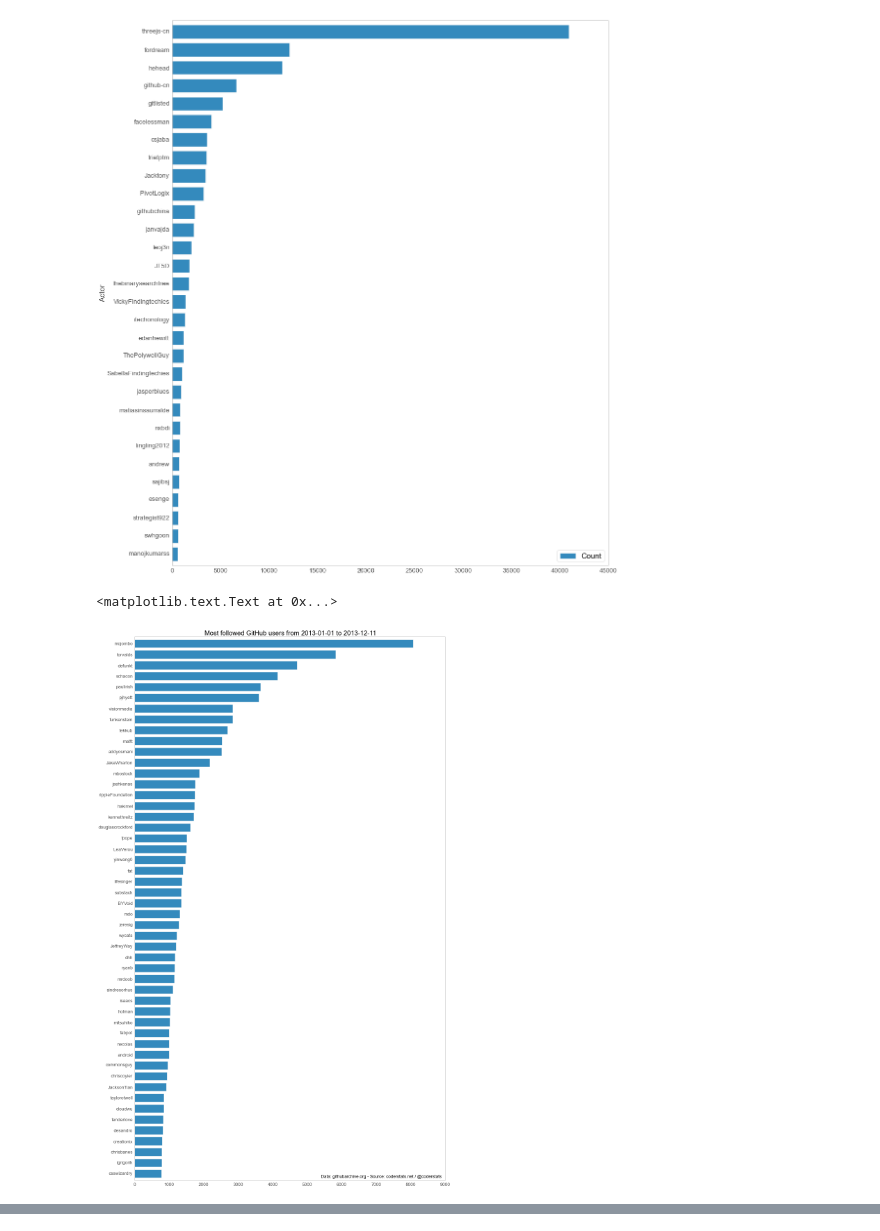
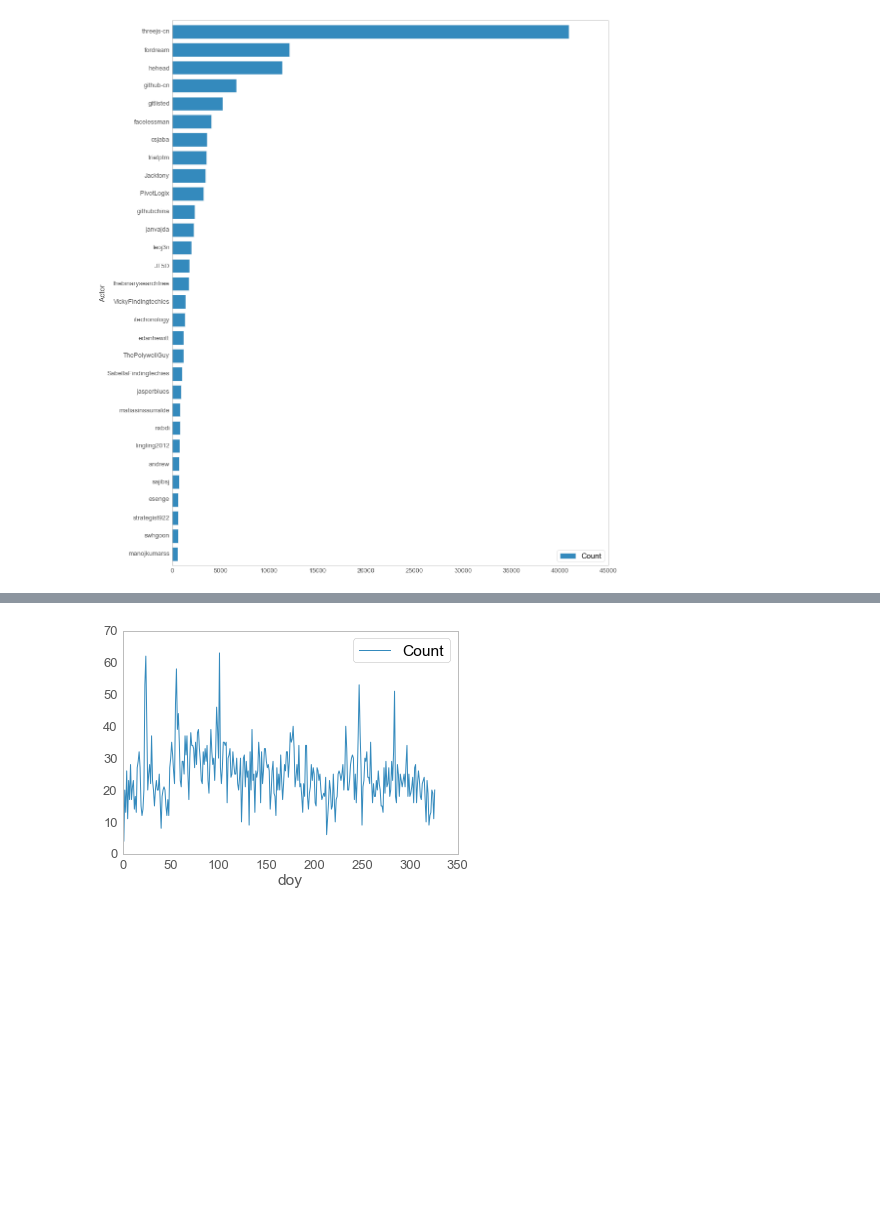
Before and after one commit to yaph/ipython-notebooks, a Jupyter notebook: GitHub Archive 2013 Follow Events.ipynb, the cells around one changed output, grey strips where cells are left out. Drawn from its saved outputs; the diff is of its cells as text; code cells hidden in the pictures; blank space fills up the shorter version.

Commit message:
some fixed in utils barh, nb cleanup

```diff
--- a/GitHub Archive 2013 Follow Events.ipynb
+++ b/GitHub Archive 2013 Follow Events.ipynb
@@ -15,18 +33,9 @@ df_follows.groupby('Actor').sum().sort('Count').tail(30).plot(kind='barh', figsi
 # %% [output]
 <matplotlib.axes.AxesSubplot at 0x...>
 [figure]
-# %%
-top_50_targets = df_follows.groupby('Target').sum().sort('Count').tail(50)
-ax = top_50_targets.plot(kind='barh',
-                         figsize=(16, 28),
-                         title='Most followed GitHub users from 2013-01-01 to 2013-12-11',
-                         legend=False)
-ax.set_ylabel('', visible=False)
-ax.text(5400, 0.25, 'Data: githubarchive.org - Source: coderstats.net / @coderstats', fontsize=12.5)
-# %% [output]
-<matplotlib.text.Text at 0x...>
-[figure, removed]
 # %%
+mojombo = df_follows[df_follows['Target'] == 'mojombo']
 mojombo['doy'] = mojombo.index.dayofyear
-mojombo['doy']
+grouped = mojombo.groupby('doy').sum()
+grouped.plot()
 # %% [output]
@@ -49,0 +43 @@ Name: doy, Length: 8074, dtype: int32
+[figure, added]
```
Also changed, not shown: parts of 7 cells of this notebook, 3 other files.
